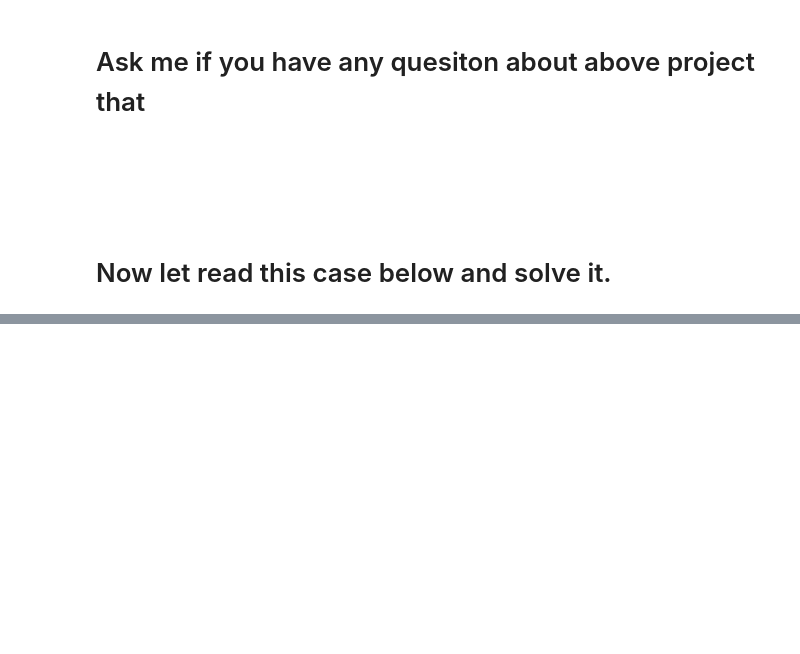
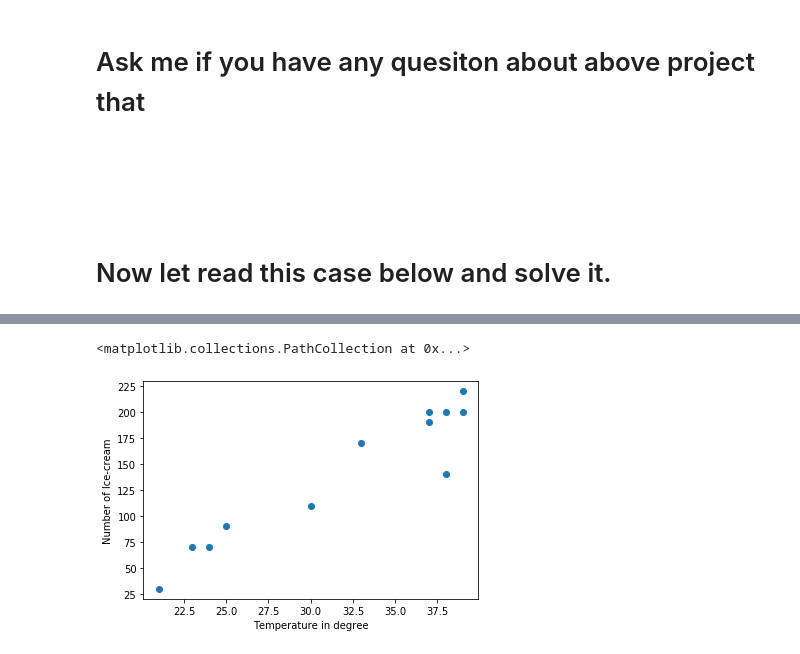
Before and after one commit to MamunTech/Artificial-Intelligence-kick-Start-Workshop, a Jupyter notebook: Artificial Intelligence kick-Start Workshop.ipynb, the cells around one changed output, grey strips where cells are left out. Drawn from its saved outputs; the diff is of its cells as text; code cells hidden in the pictures; blank space fills up the shorter version.

```diff
--- a/Artificial Intelligence kick-Start Workshop.ipynb
+++ b/Artificial Intelligence kick-Start Workshop.ipynb
@@ -208,0 +221,10 @@ IFrame(filepath, width=1000, height=1000)
+# %%
+#Important module and library  to run the program
+import pandas as pd
+import pandas as np
+import matplotlib.pyplot as plt
+from sklearn.linear_model import LinearRegression
+
+
+df = pd.read_csv("ice_cream.csv") #df for dataframe,read the data from the csv data file
+df
@@ -208,0 +245,9 @@ IFrame(filepath, width=1000, height=1000)
+# %%
+# For the data visualization
+%matplotlib inline
+plt.xlabel('Temperature in degree')
+plt.ylabel('Number of Ice-cream')
+plt.scatter(df.Tem, df.Sold)
+# %% [output]
+<matplotlib.collections.PathCollection at 0x...>
+[figure, added]
```
Also changed, not shown: parts of 57 cells of this notebook, 14 other files.
